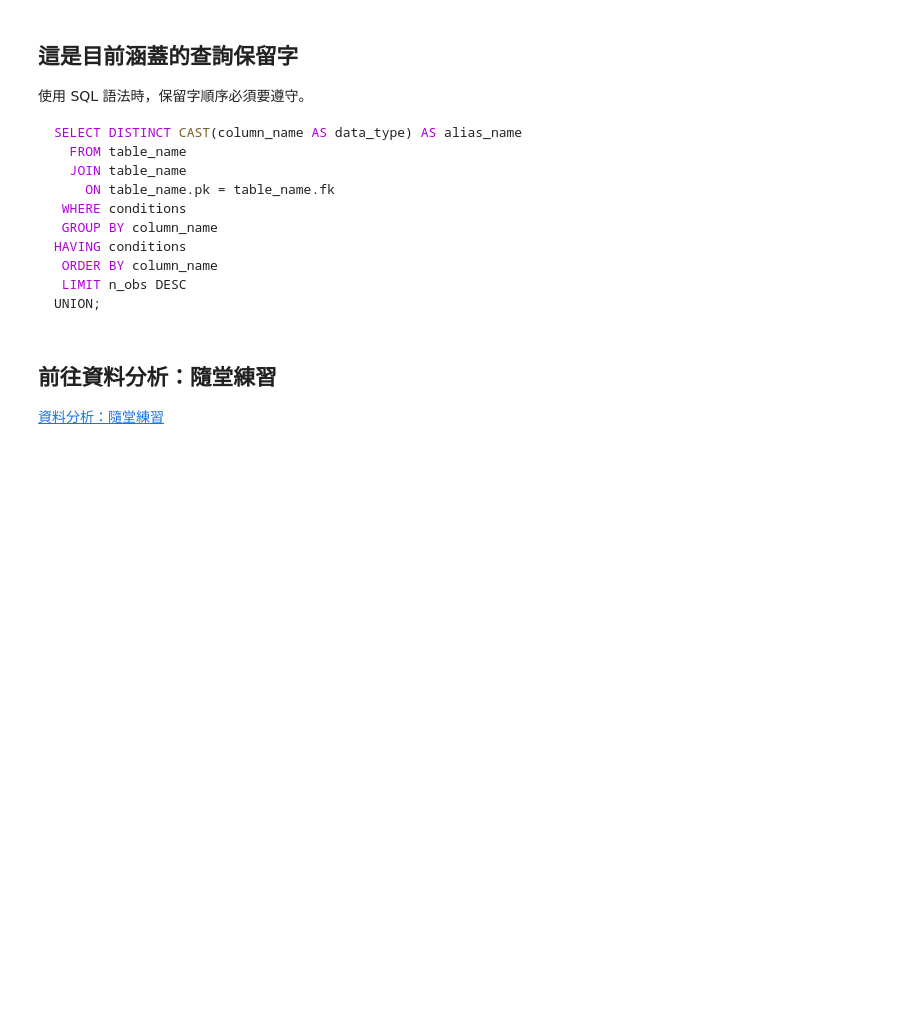
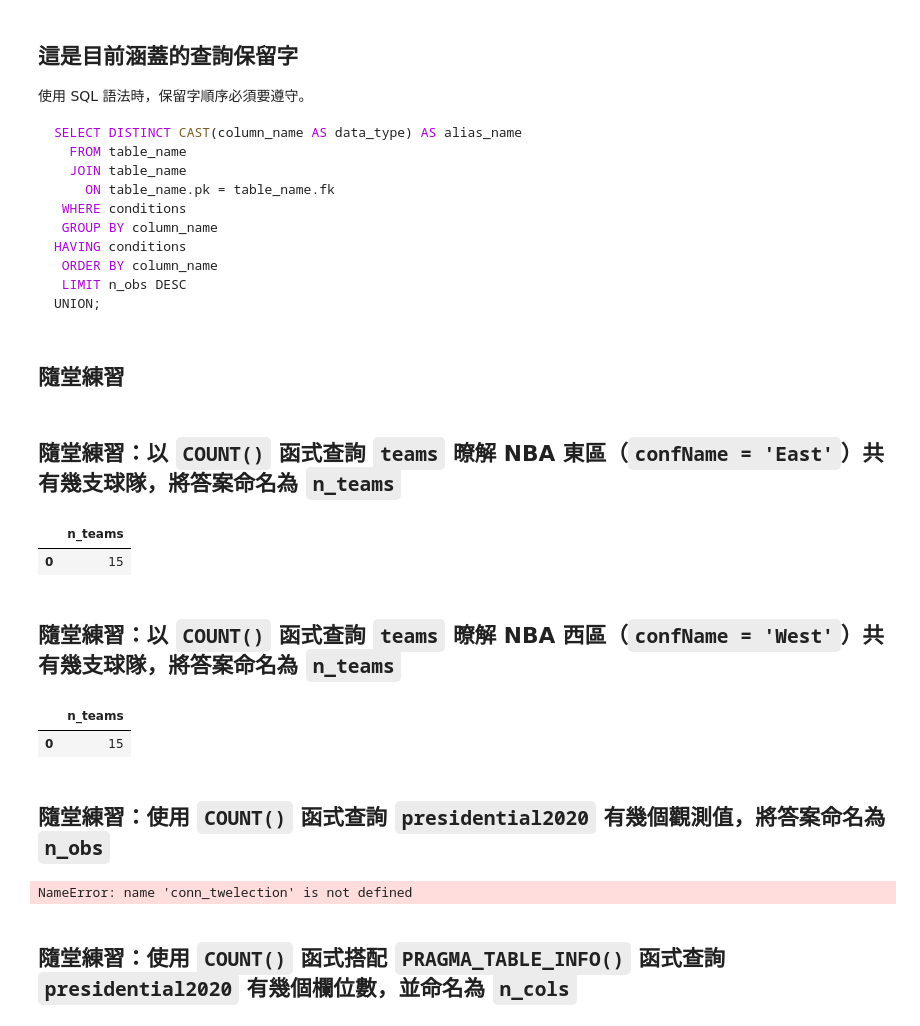
Before and after one commit to yaojenkuo/introduction-to-sql, a Jupyter notebook: 03-analyzing-data.ipynb, the cells around one changed output. Drawn from its saved outputs; the diff is of its cells as text; code cells hidden in the pictures; blank space fills up the shorter version.

````diff
--- a/03-analyzing-data.ipynb
+++ b/03-analyzing-data.ipynb
@@ -8,8 +8,10 @@
 # 連結資料庫
 import sqlite3
 import pandas as pd
+from test_queries.test_queries_03 import extract_test_queries as etq
 
-conn = sqlite3.connect('nba.db')
+conn_nba = sqlite3.connect('nba.db')
+conn_twelection = sqlite3.connect('twelection.db')
 # %% [markdown]
 ## 摘要
 
@@ -840,7 +843,16 @@ HAVING conditions
  LIMIT n_obs DESC
 UNION;
 ```
-# %% [markdown]
-## 前往資料分析：隨堂練習
-
-[資料分析：隨堂練習](https://mybinder.org/v2/gh/yaojenkuo/introduction-to-sql/master?filepath=03-exercises.ipynb)
+# %% [markdown]
+## 隨堂練習
+# %% [markdown]
+## 隨堂練習：以 `COUNT()` 函式查詢 `teams` 暸解 NBA 東區（`confName = 'East'`）共有幾支球隊，將答案命名為 `n_teams`
+# %%
+expected_output = pd.read_sql(etq('0301'), conn_nba)
+# %%
+expected_output
+# %% [output]
+|  | n_teams |
+| 0 | 15 |
+# %% [markdown]
+## 隨堂練習：以 `COUNT()` 函式查詢 `teams` 暸解 NBA 西區（`confName = 'West'`）共有幾支球隊，將答案命名為 `n_teams`
@@ -846,0 +861,11 @@ UNION;
+# %%
+expected_output
+# %% [output]
+|  | n_teams |
+| 0 | 15 |
+# %% [markdown]
+## 隨堂練習：使用 `COUNT()` 函式查詢 `presidential2020` 有幾個觀測值，將答案命名為 `n_obs`
+# %%
+expected_output = pd.read_sql(etq('0303'), conn_twelection)
+# %% [output]
+NameError: name 'conn_twelection' is not defined
@@ -846,0 +874,2 @@ UNION;
+# %% [markdown]
+## 隨堂練習：使用 `COUNT()` 函式搭配 `PRAGMA_TABLE_INFO()` 函式查詢 `presidential2020` 有幾個欄位數，並命名為 `n_cols`
````
Also changed, not shown: parts of 89 cells of this notebook, 2 other files.
